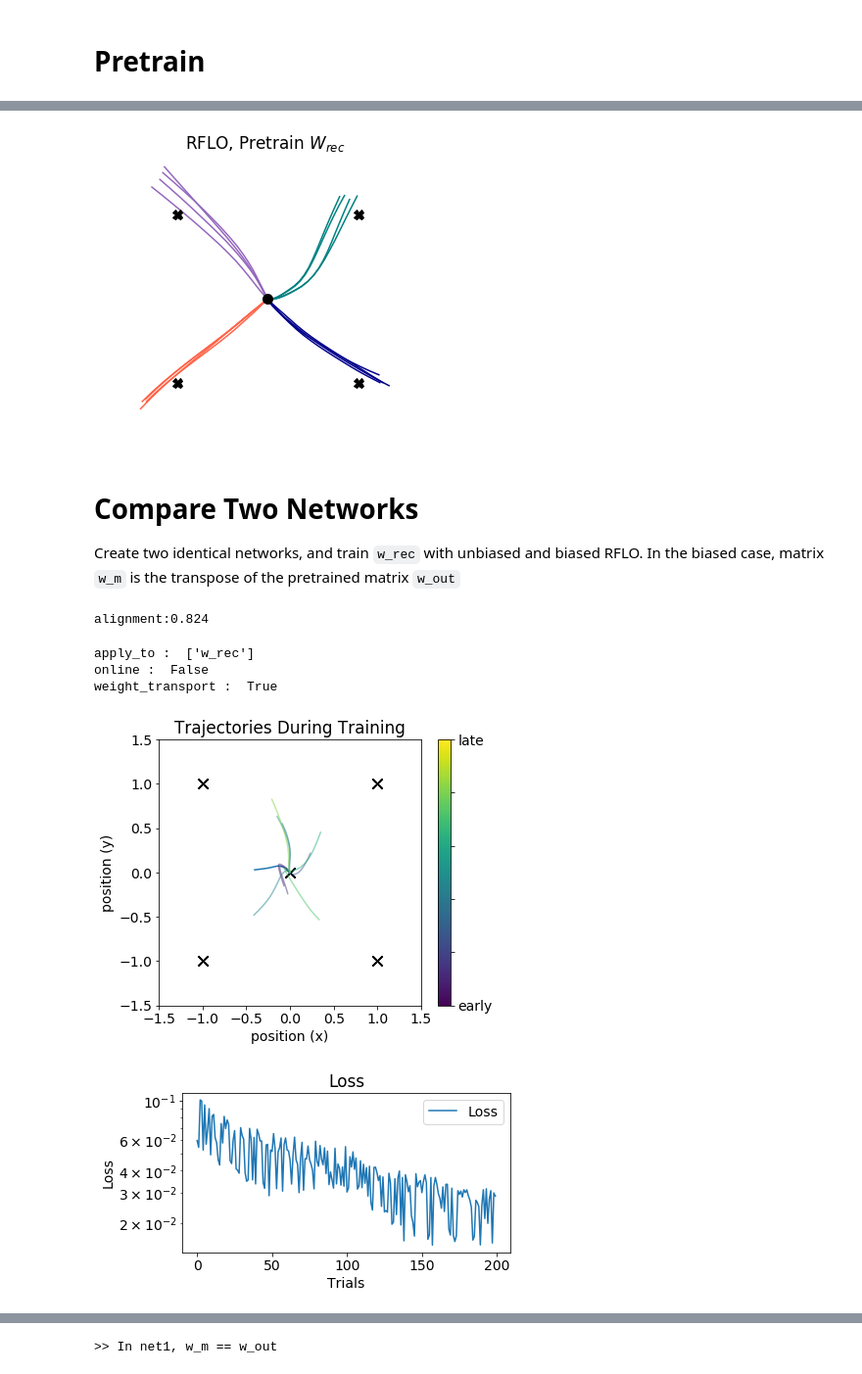
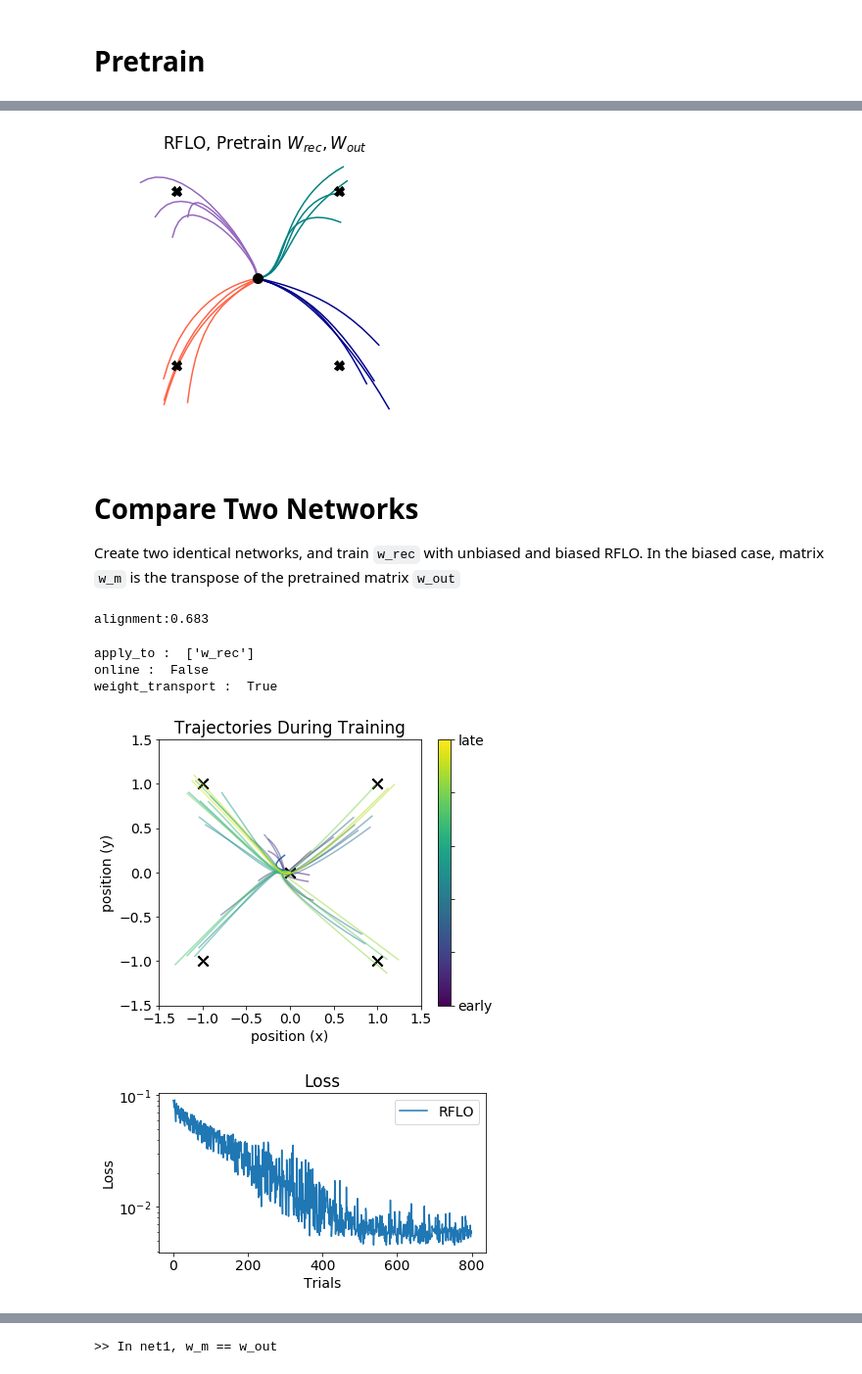
Before and after one commit to jacobfulano/rnn-learning, a Jupyter notebook: experiments/SubpopulationExperiment.ipynb, the cells around one changed output, grey strips where cells are left out. Shown at 98% size. Saved outputs shown, nothing was run; the diff lists cells and outputs as text; code cells hidden in the pictures.

```diff
--- a/experiments/SubpopulationExperiment.ipynb
+++ b/experiments/SubpopulationExperiment.ipynb
@@ -76,7 +76,7 @@ from utils.plotting import plot_trained_trajectories
 # %%
 trial_duration = 20
 n_in=4
-frac_on = 0.5
+frac_on = 0.2
 
 x_tonic = 0.0*np.ones((trial_duration, n_in)) # shape 20 x 4 i.e. time x channel
 x_pulse1 = x_tonic.copy()
@@ -116,7 +116,7 @@ rflo0 = RFLO(net0,apply_to=['w_rec','w_out'],online=True,weight_transport=True)
 rflo0.print_params()
 
 
-sim0.run_session(n_trials=150, tasks=[task1,task2,task3,task4], learn_alg=[rflo0], probe_types=[], plot=True, plot_freq=20)
+sim0.run_session(n_trials=500, tasks=[task1,task2,task3,task4], learn_alg=[rflo0], probe_types=[], plot=True, plot_freq=20)
 # %% [output]
 n_in: 4
 n_rec: 50
@@ -140,7 +140,7 @@ weight_transport :  True
 # %%
-fig = plot_trained_trajectories(sim=sim0, tasks=[task1,task2,task3,task4],title='RFLO, Pretrain '+r'$W_{rec}$')
+fig = plot_trained_trajectories(sim=sim0, tasks=[task1,task2,task3,task4],title='RFLO, Pretrain '+r'$W_{rec},W_{out}$')
 # %% [output]
-[figure, old version]
+[figure, new version]
 # %% [markdown]
 # Compare Two Networks
 
@@ -157,8 +157,12 @@ w_out = np.copy(net1.w_out)
 w_m = np.copy(w_out.T)
 
 # select random indices to zero
-ind = np.random.choice(np.arange(0,w_out.shape[1],1),30,replace=False)
-w_out[0,ind] = 0
+sub_sample = 50
+ind = np.random.choice(np.arange(0,w_out.shape[1],1),sub_sample,replace=False)
+ind1 = ind[:int(sub_sample/2)]
+ind2 = ind[int(sub_sample/2):]
+w_out[0,ind1] = 0
+w_out[1,ind2] = 0
 net1.set_weights(w_out=w_out.copy())
 net1.set_weights(w_m=w_out.T.copy())
 
@@ -170,19 +174,19 @@ w_m_flat = w_m.T.flatten()/np.linalg.norm(w_m.T.flatten())
 alignment = np.dot(w_out_flat, w_m_flat)
 print('alignment:{:.3f}'.format(alignment))
 # %% [output]
-alignment:0.824
+alignment:0.683
 # %%
 rflo1 = RFLO(net1,apply_to=['w_rec'],online=False,weight_transport=True)
 rflo1.print_params()
 
 sim1 = Simulation(net1)
-sim1.run_session(n_trials=200, tasks=[task1,task2,task3,task4], learn_alg=[rflo1], probe_types=[], plot=True, plot_freq=20)
+sim1.run_session(n_trials=800, tasks=[task1,task2,task3,task4], learn_alg=[rflo1], probe_types=[], plot=True, plot_freq=20)
 # %% [output]
 apply_to :  ['w_rec']
 online :  False
 weight_transport :  True
-[figure, old version]
+[figure, new version]
-[figure, old version]
+[figure, new version]
 # %%
 rflo2 = RFLO(net2,apply_to=['w_rec'],online=False,weight_transport=False)
 rflo2.print_params()
```
Also changed, not shown: parts of 9 cells of this notebook, 3 other files.
